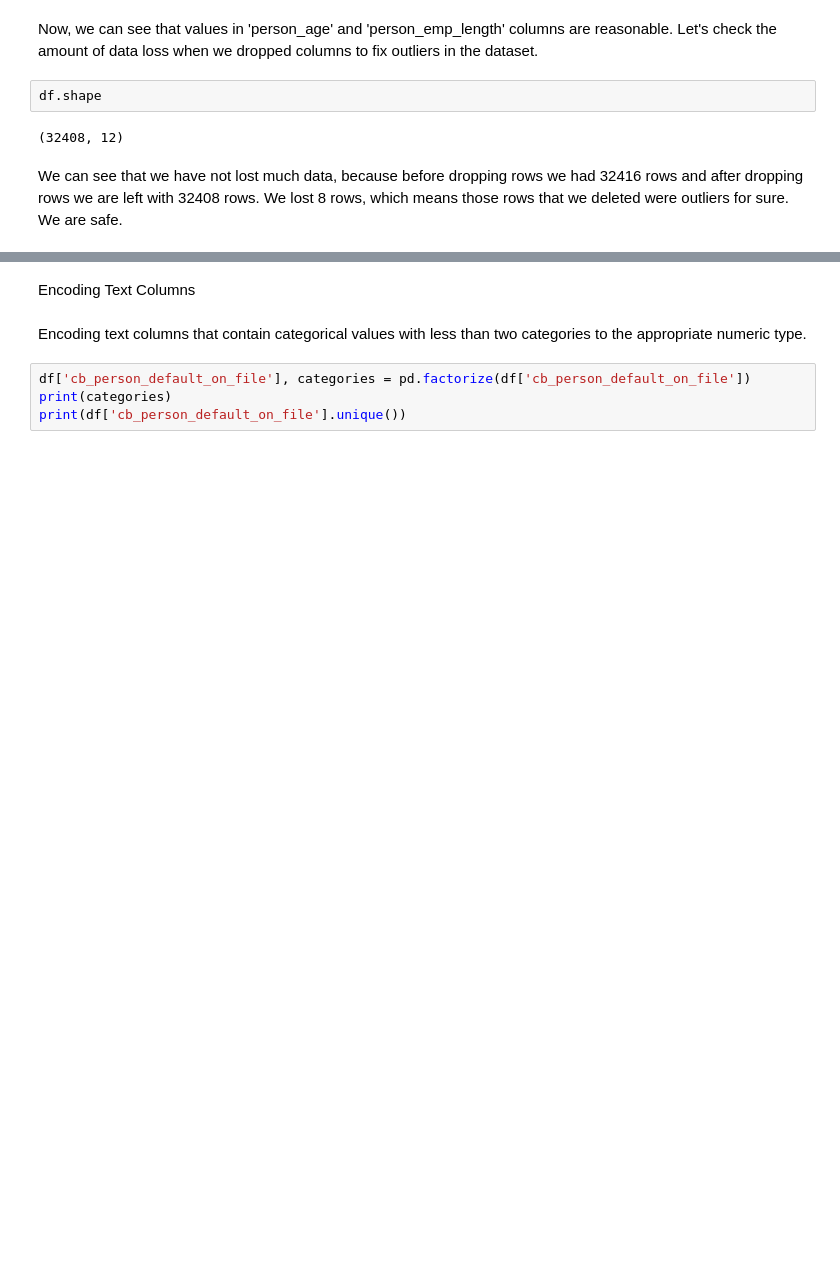
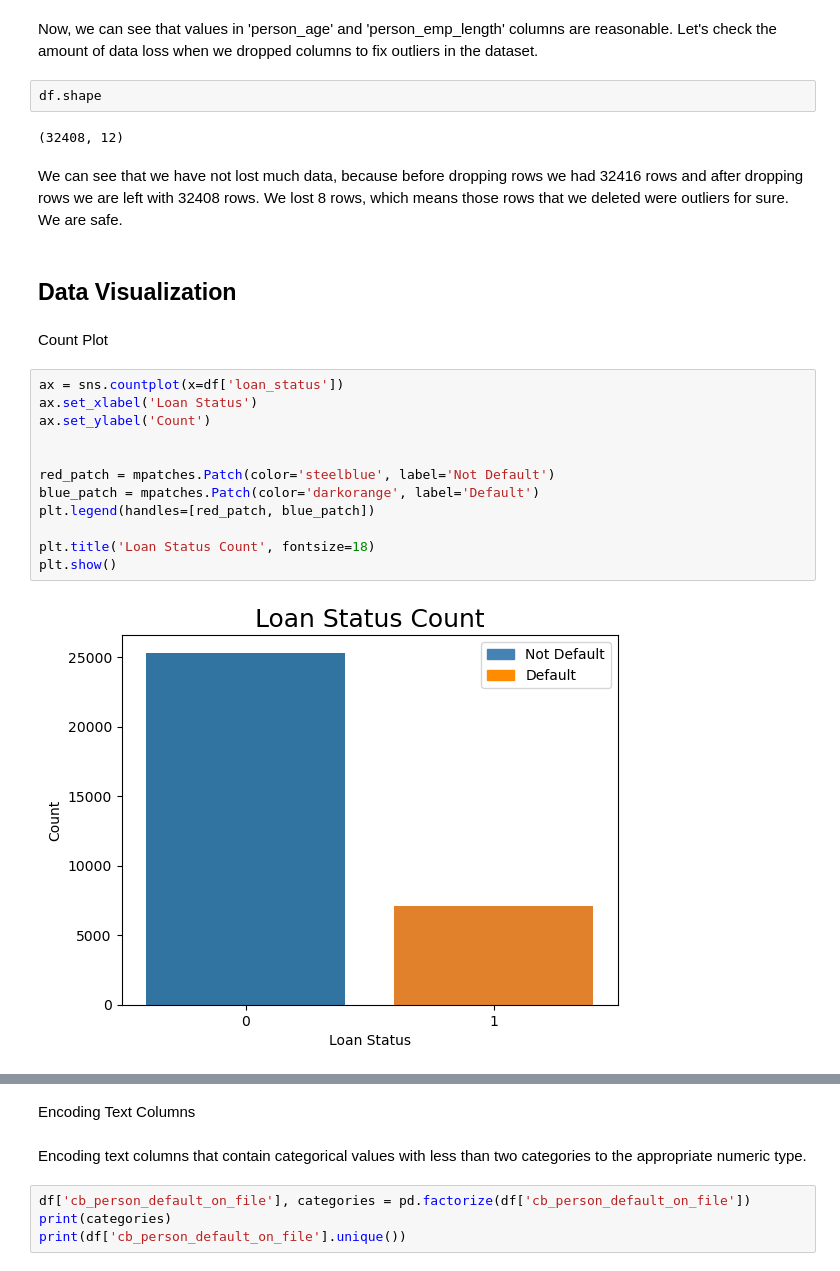
Before and after one commit to codes-at-elm/k-nearest_neighbors, a Jupyter notebook: Credit_Risk_Assessment.ipynb, the cells around one changed output, grey strips where cells are left out. Cells and saved outputs as stored; diff of their text form; blank space fills up the shorter version.

Commit message:
Added count plot and correlation matrix.

```diff
--- a/Credit_Risk_Assessment.ipynb
+++ b/Credit_Risk_Assessment.ipynb
@@ -150,3 +152,21 @@ df.shape
 (32408, 12)
 # %% [markdown]
 We can see that we have not lost much data, because before dropping rows we had 32416 rows and after dropping rows we are left with 32408 rows. We lost 8 rows, which means those rows that we deleted were outliers for sure. We are safe.
+# %% [markdown]
+## Data Visualization
+# %% [markdown]
+Count Plot
+# %%
+ax = sns.countplot(x=df['loan_status'])
+ax.set_xlabel('Loan Status')
+ax.set_ylabel('Count')
+
+
+red_patch = mpatches.Patch(color='steelblue', label='Not Default')
+blue_patch = mpatches.Patch(color='darkorange', label='Default')
+plt.legend(handles=[red_patch, blue_patch])
+
+plt.title('Loan Status Count', fontsize=18)
+plt.show()
+# %% [output]
+[figure, added]
```
Also changed, not shown: parts of 11 cells of this notebook.
